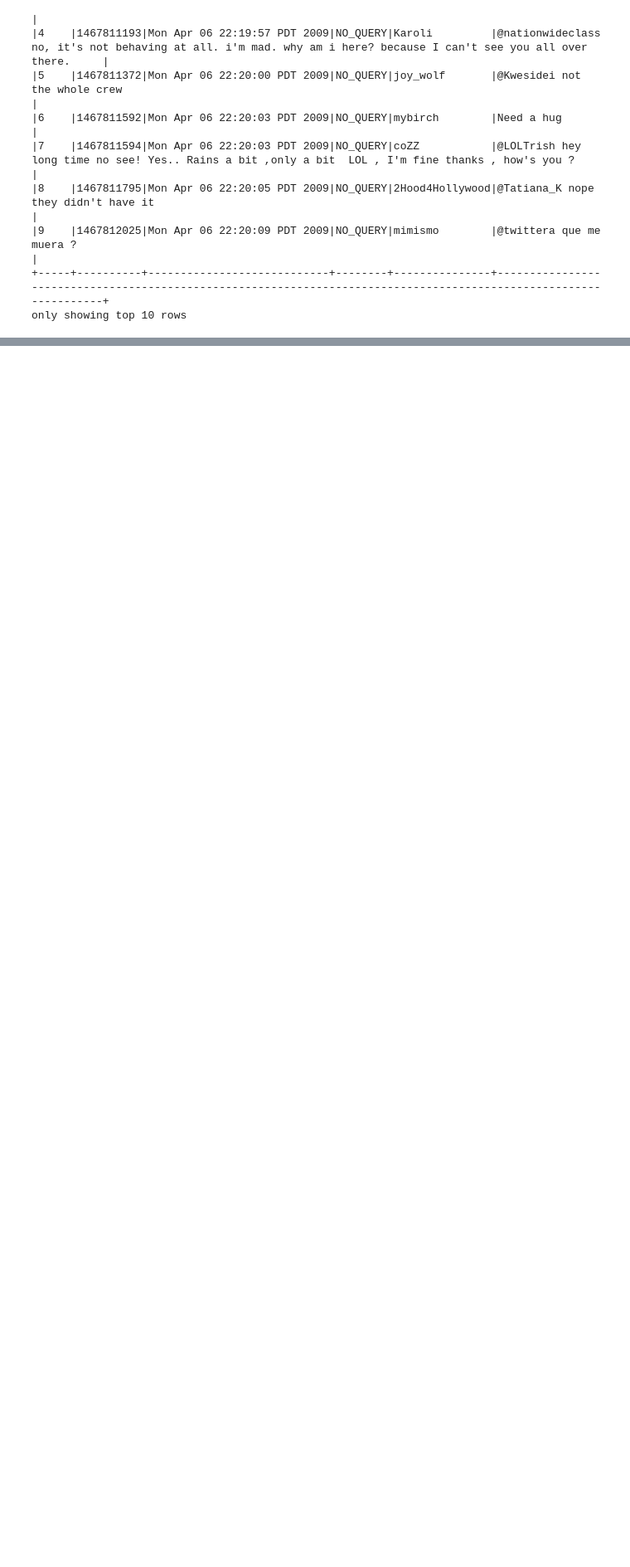
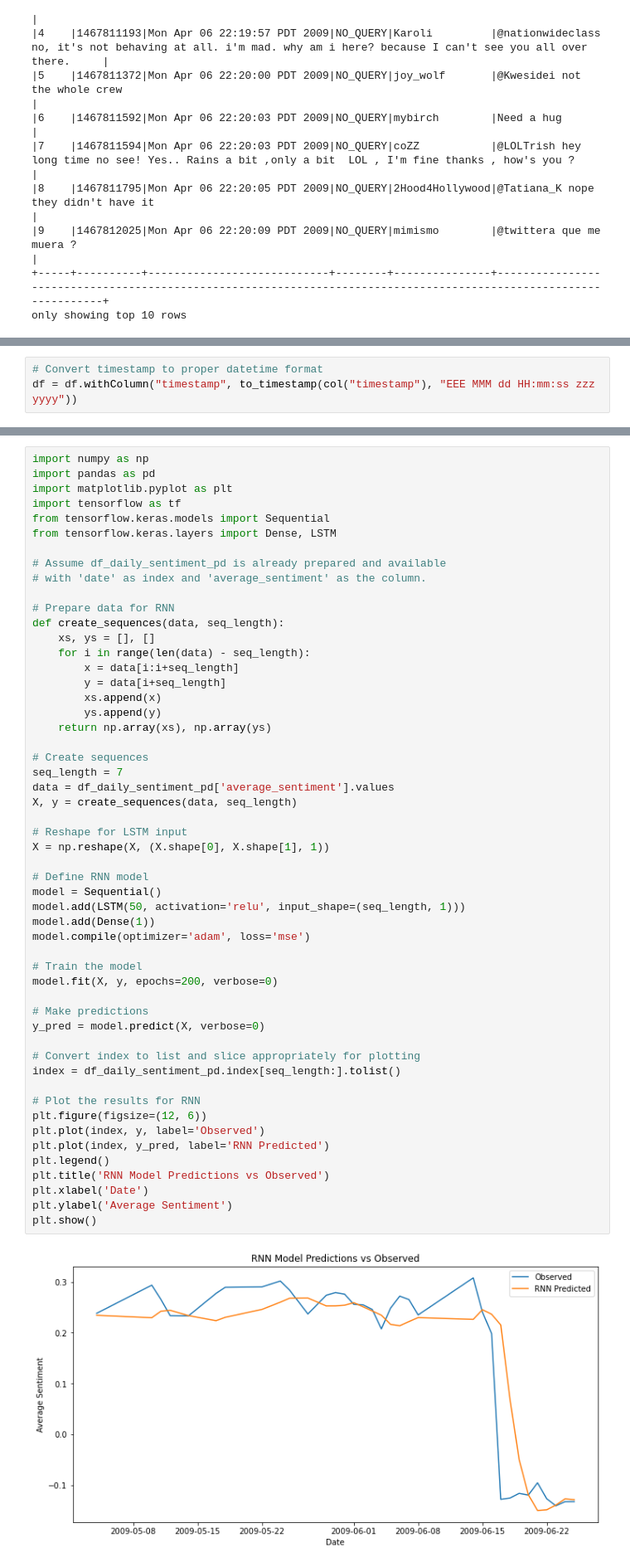
Before and after one commit to CCT2017156/CA2_Sem2, a Jupyter notebook: CA2_Semester2.ipynb, the cells around one changed output, grey strips where cells are left out. Shown at 83% size. Saved outputs shown, nothing was run; the diff lists cells and outputs as text; blank space fills up the shorter version.

```diff
--- a/CA2_Semester2.ipynb
+++ b/CA2_Semester2.ipynb
@@ -208,0 +181,3 @@ only showing top 20 rows
+# %%
+# Convert timestamp to proper datetime format
+df = df.withColumn("timestamp", to_timestamp(col("timestamp"), "EEE MMM dd HH:mm:ss zzz yyyy"))
@@ -208,0 +472,55 @@ only showing top 20 rows
+# %%
+import numpy as np
+import pandas as pd
+import matplotlib.pyplot as plt
+import tensorflow as tf
+from tensorflow.keras.models import Sequential
+from tensorflow.keras.layers import Dense, LSTM
+
+# Assume df_daily_sentiment_pd is already prepared and available
+# with 'date' as index and 'average_sentiment' as the column.
+
+# Prepare data for RNN
+def create_sequences(data, seq_length):
+    xs, ys = [], []
+    for i in range(len(data) - seq_length):
+        x = data[i:i+seq_length]
+        y = data[i+seq_length]
+        xs.append(x)
+        ys.append(y)
+    return np.array(xs), np.array(ys)
+
+# Create sequences
+seq_length = 7
+data = df_daily_sentiment_pd['average_sentiment'].values
+X, y = create_sequences(data, seq_length)
+
+# Reshape for LSTM input
+X = np.reshape(X, (X.shape[0], X.shape[1], 1))
+
+# Define RNN model
+model = Sequential()
+model.add(LSTM(50, activation='relu', input_shape=(seq_length, 1)))
+model.add(Dense(1))
+model.compile(optimizer='adam', loss='mse')
+
+# Train the model
+model.fit(X, y, epochs=200, verbose=0)
+
+# Make predictions
+y_pred = model.predict(X, verbose=0)
+
+# Convert index to list and slice appropriately for plotting
+index = df_daily_sentiment_pd.index[seq_length:].tolist()
+
+# Plot the results for RNN
+plt.figure(figsize=(12, 6))
+plt.plot(index, y, label='Observed')
+plt.plot(index, y_pred, label='RNN Predicted')
+plt.legend()
+plt.title('RNN Model Predictions vs Observed')
+plt.xlabel('Date')
+plt.ylabel('Average Sentiment')
+plt.show()
+# %% [output]
+[figure, added]
```
Also changed, not shown: parts of 34 cells of this notebook.
